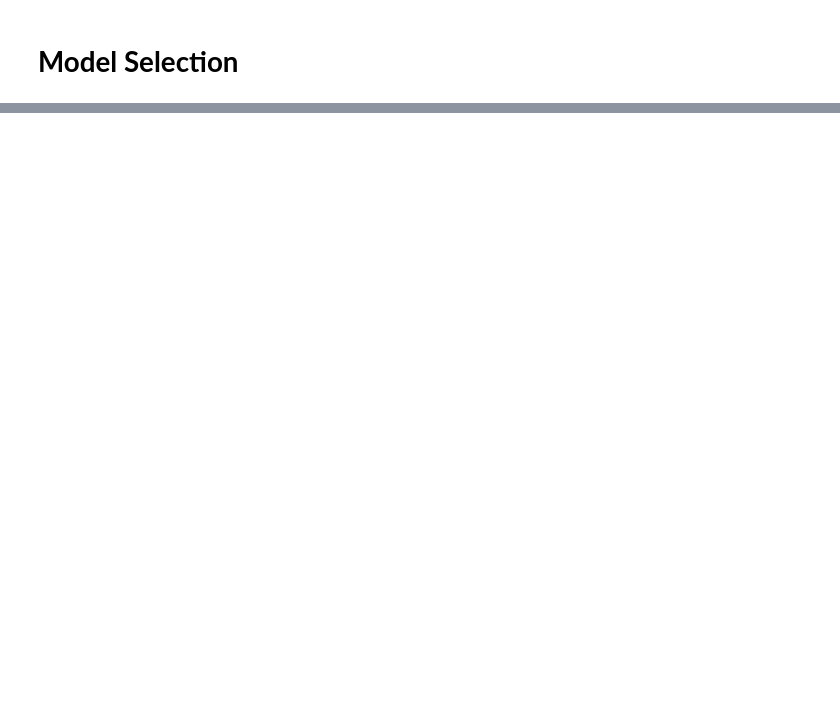
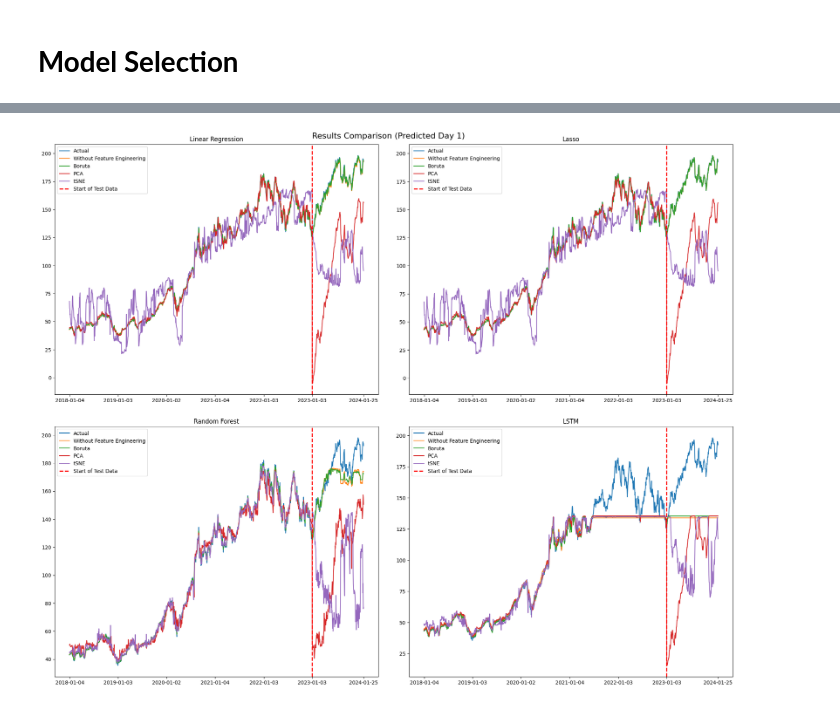
Before and after one commit to QinglinGou/DS5500_Stock_price_prediction, a Jupyter notebook: model_selection.ipynb, the cells around one changed output, grey strips where cells are left out. Saved outputs shown, nothing was run; the diff lists cells and outputs as text; code cells hidden in the pictures; blank space fills up the shorter version.

```diff
--- a/model_selection.ipynb
+++ b/model_selection.ipynb
@@ -271,0 +290,35 @@ results_
+# %%
+# Before your plotting code, you can adjust the default plot size like this
+plt.rcParams["figure.figsize"] = (20, 16) # Width, height in inches
+date = np.concatenate((Train_date, Test_date), axis=0)
+axis_x = np.array(['2018-01-04', '2019-01-03', '2020-01-02', '2021-01-04', '2022-01-03', '2023-01-03','2024-01-25'])
+y_actual = np.concatenate((y_train, y_test), axis=0)
+# For each subplot, you can now set individual titles and labels without them overlapping.
+for key, value in model_name.items():
+    ax = plt.subplot(2, 2, key + 1)
+    model = key
+    ax.set_title(value)
+    plt.plot(y_actual, label='Actual')
+    for key, value in pred_total.items():
+        plt.plot(date, value[model], label=key)
+
+    # Ensure the x parameter matches the format and actual point where the test data starts
+    plt.axvline(x=np.where(date == '2023-01-03')[0][0], linewidth=2, color='r', linestyle='--', label='Start of Test Data')
+
+    # Rotate xticks if they are overlapping
+
+    # Set xticks to be more sparse to prevent overlap
+    #plt.xticks(ticks=np.arange(0, len(date), step=int(len(date)/len(axis_x))), labels=axis_x)
+    plt.xticks(axis_x)
+    plt.legend()
+
+# Adjust layout spacing to prevent labels and titles from overlapping
+plt.tight_layout(pad=3.0)
+
+# You can add a super title for the entire figure if you want
+plt.suptitle('Results Comparison (Predicted Day 1)', fontsize=16)
+
+# Show the plot
+plt.show()
+# %% [output]
+[figure, added]
```
Also changed, not shown: parts of 2 cells of this notebook, 4 other files.
